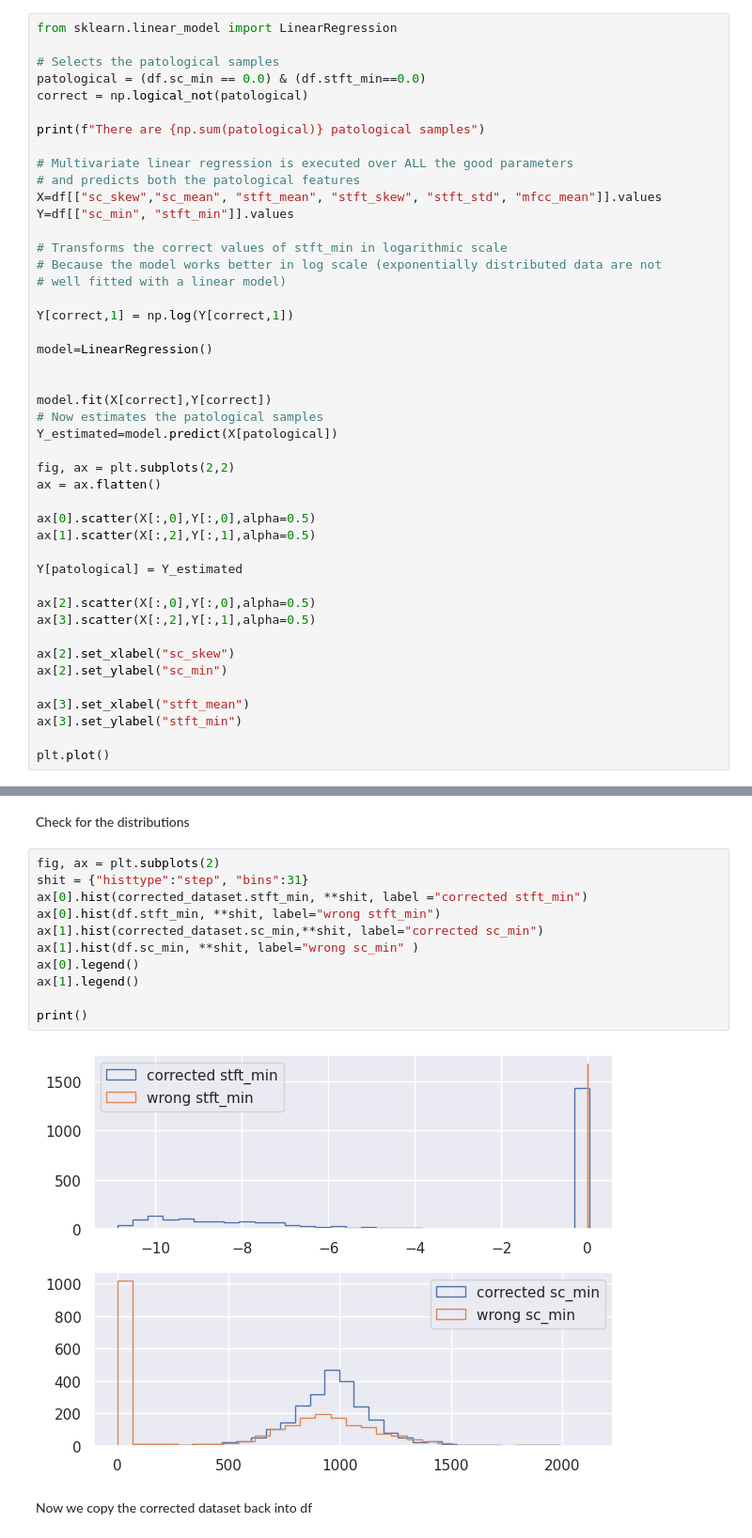
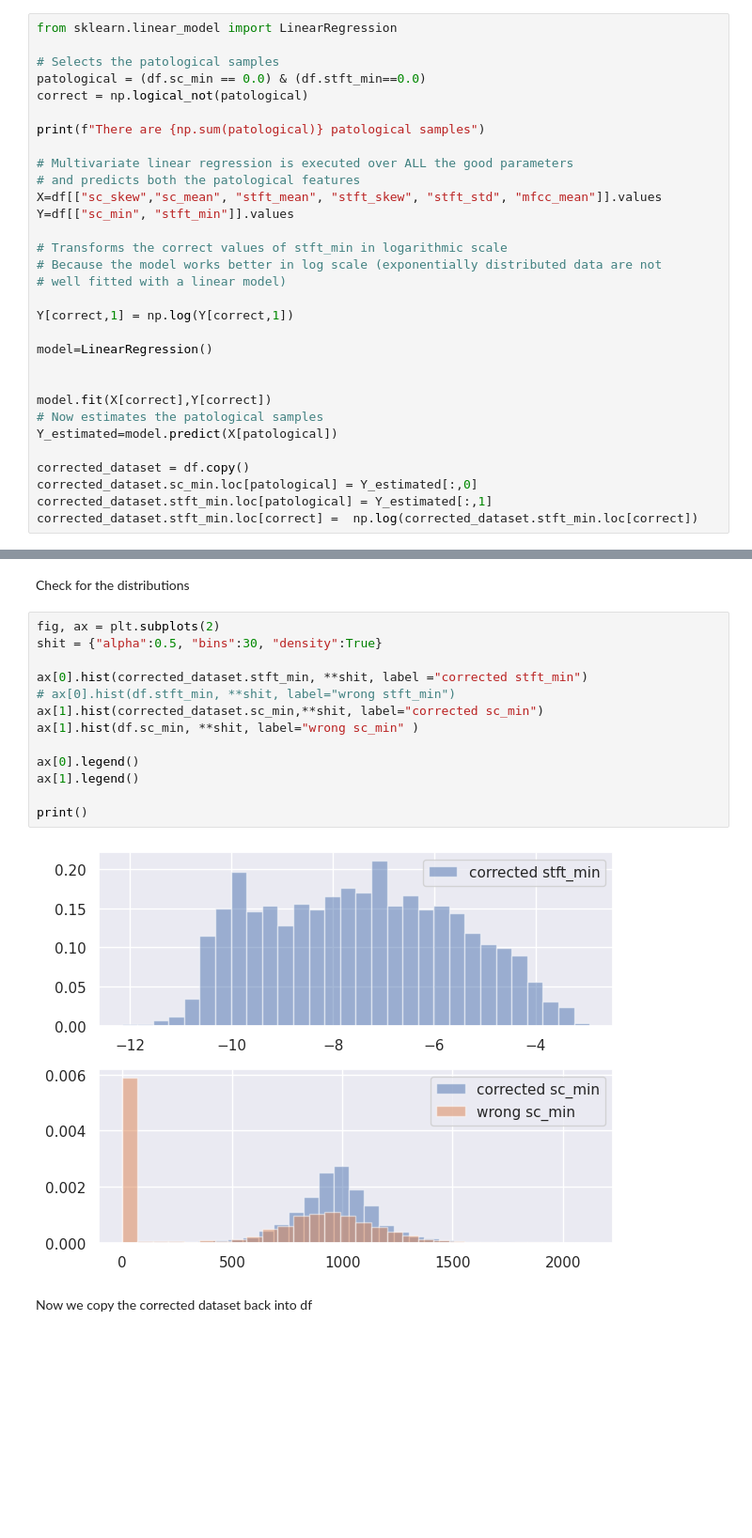
Before and after one commit to djanloo/dynamiting, a Jupyter notebook: UNDERSTANDING/data_understanding.ipynb, the cells around one changed output, grey strips where cells are left out. Shown at 94% size. Cells and saved outputs as stored; diff of their text form; blank space fills up the shorter version.

Commit message:
Adjusted data correction

```diff
--- a/UNDERSTANDING/data_understanding.ipynb
+++ b/UNDERSTANDING/data_understanding.ipynb
@@ -521,23 +531,9 @@ model.fit(X[correct],Y[correct])
 # Now estimates the patological samples
 Y_estimated=model.predict(X[patological])
 
-fig, ax = plt.subplots(2,2)
-ax = ax.flatten()
-
-ax[0].scatter(X[:,0],Y[:,0],alpha=0.5)
-ax[1].scatter(X[:,2],Y[:,1],alpha=0.5)
-
-Y[patological] = Y_estimated
-
-ax[2].scatter(X[:,0],Y[:,0],alpha=0.5)
-ax[3].scatter(X[:,2],Y[:,1],alpha=0.5)
-
-ax[2].set_xlabel("sc_skew")
-ax[2].set_ylabel("sc_min")
-
-ax[3].set_xlabel("stft_mean")
-ax[3].set_ylabel("stft_min")
-
-plt.plot()
+corrected_dataset = df.copy()
+corrected_dataset.sc_min.loc[patological] = Y_estimated[:,0]
+corrected_dataset.stft_min.loc[patological] = Y_estimated[:,1]
+corrected_dataset.stft_min.loc[correct] =  np.log(corrected_dataset.stft_min.loc[correct])
 # %% [output]
 There are 1021 patological samples
@@ -577,17 +560,19 @@ sns.jointplot(corrected_, x="stft_mean", y="stft_min", kind='hex')
 Check for the distributions
 # %%
 fig, ax = plt.subplots(2)
-shit = {"histtype":"step", "bins":31}
+shit = {"alpha":0.5, "bins":30, "density":True}
+
 ax[0].hist(corrected_dataset.stft_min, **shit, label ="corrected stft_min")
-ax[0].hist(df.stft_min, **shit, label="wrong stft_min")
+# ax[0].hist(df.stft_min, **shit, label="wrong stft_min")
 ax[1].hist(corrected_dataset.sc_min,**shit, label="corrected sc_min")
 ax[1].hist(df.sc_min, **shit, label="wrong sc_min" )
+
 ax[0].legend()
 ax[1].legend()
 
 print()
 # %% [output]
-[figure, old version]
+[figure, new version]
 # %% [markdown]
 Now we copy the corrected dataset back into df
 # %%
```
Also changed, not shown: parts of 6 cells of this notebook, 5 other files.
